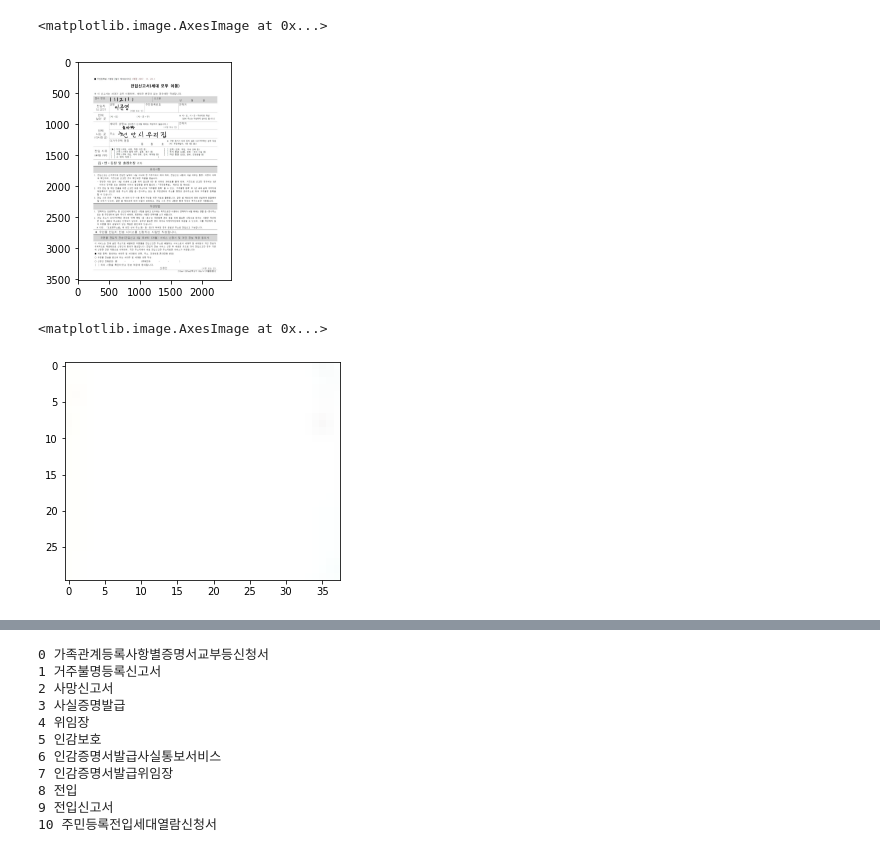
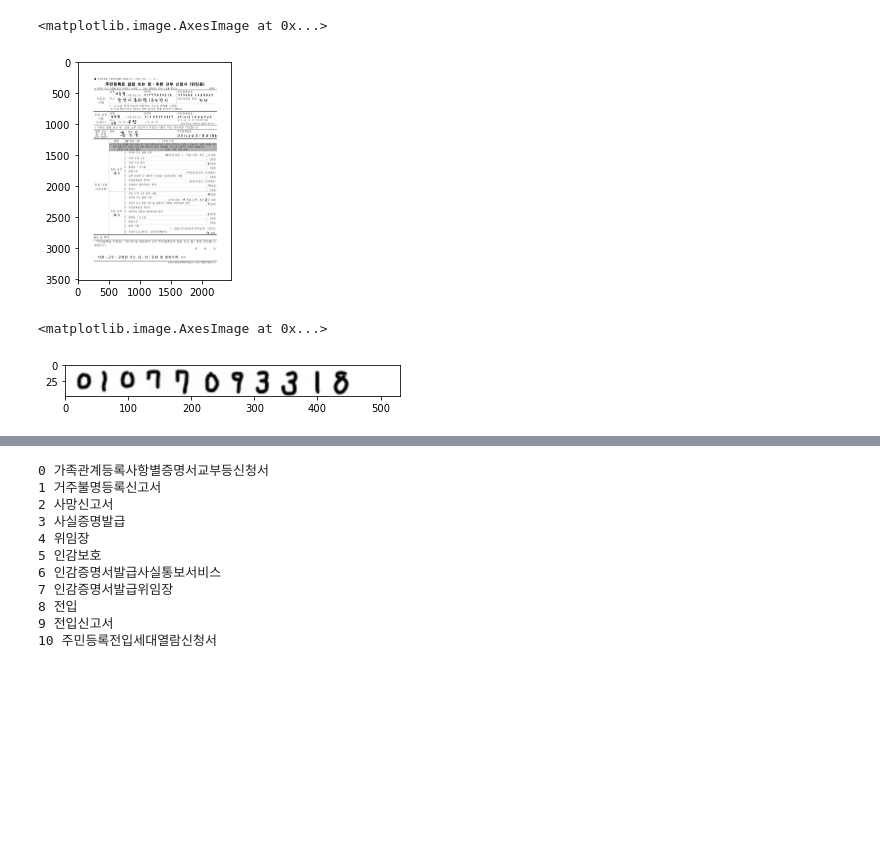
Before and after one commit to RockhoRockho/FG_Vision, a Jupyter notebook: vision.ipynb, the cells around one changed output, grey strips where cells are left out. Cells and saved outputs as stored; diff of their text form; code cells hidden in the pictures; blank space fills up the shorter version.

```diff
--- a/vision.ipynb
+++ b/vision.ipynb
@@ -50,34 +50,34 @@ with open('jsonbase.json', encoding='utf-8') as json_file:
 
 model, idx2char = load_model()
 #사용자가 입력한 이미지 (현재는 테스트를 위해서 임의로 넣어놨다
-img = cv2.imread('./static/img/scan4.jpg')
+img = cv2.imread('./static/img/scan2.jpg')
 img1 = cv2.resize(img, (2480, 3508))
 #판별된 양식 (현재는 테스트를 위해서 임의로 선언해두었다)
-form = 0
+form = 13
 
 plt.imshow(img1)
 # %% [output]
 <matplotlib.image.AxesImage at 0x...>
-[figure, old version]
+[figure, new version]
 # %%
-i = 13
+i = 2
 
 w = json_data[form]['lot'][i]['w']
 h = json_data[form]['lot'][i]['h']
 cx = json_data[form]['lot'][i]['cx']
 cy = json_data[form]['lot'][i]['cy']
 label = json_data[form]['lot'][i]['label']
 n_type = json_data[form]['lot'][i]['type']
 
 img2 = cv2.getRectSubPix(
             img1,
             patchSize=(w, h),
             center=(cx, cy),
     )
 plt.imshow(img2)
 # %% [output]
 <matplotlib.image.AxesImage at 0x...>
-[figure, old version]
+[figure, new version]
 # %%
 img_gray = cv2.cvtColor(img2, cv2.COLOR_BGR2GRAY)
 img_blur = cv2.GaussianBlur(img_gray, (5, 5), 0)
```
Also changed, not shown: parts of 6 cells of this notebook, 3 other files.
